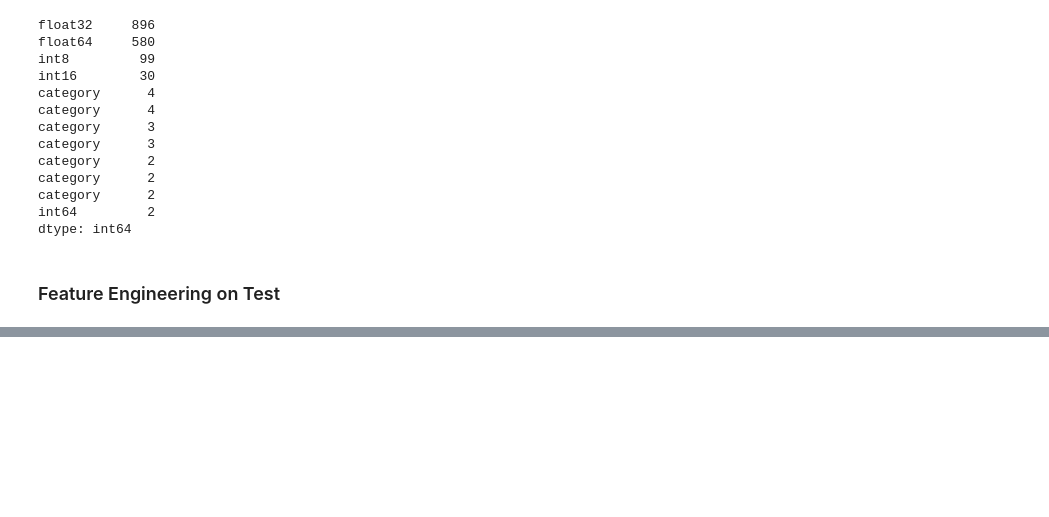
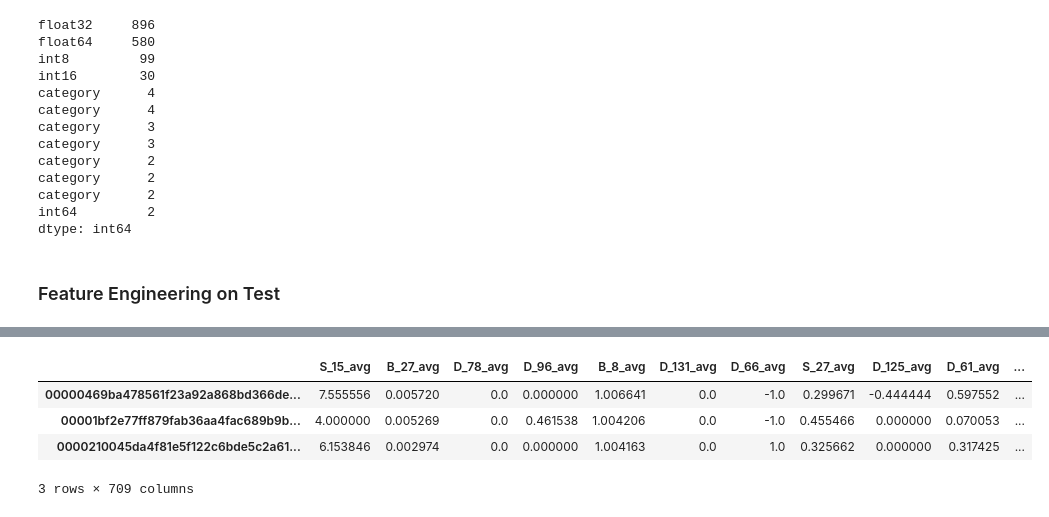
Before and after one commit to waikey-lee/kaggle-amex, a Jupyter notebook: notebooks/3.feature_engineering.ipynb, the cells around one changed output, grey strips where cells are left out. Saved outputs shown, nothing was run; the diff lists cells and outputs as text; code cells hidden in the pictures; blank space fills up the shorter version.

```diff
--- a/notebooks/3.feature_engineering.ipynb
+++ b/notebooks/3.feature_engineering.ipynb
@@ -278,0 +280,3 @@ train_agg.to_pickle(f"{PROCESSED_DATA_PATH}/train_agg_finer.pkl")
+# %%
+%%time
+test_agg = get_agg_df(raw_test)
@@ -278,0 +286,5 @@ train_agg.to_pickle(f"{PROCESSED_DATA_PATH}/train_agg_finer.pkl")
+# %%
+%%time
+test_agg["num_statements"] = (
+    raw_test.loc[raw_test["row_number"] == 1][["row_number", "row_number_inv"]].sum(axis=1) - 1
+).reset_index(drop=True).values
@@ -278,0 +294,8 @@ train_agg.to_pickle(f"{PROCESSED_DATA_PATH}/train_agg_finer.pkl")
+# %%
+test_agg.head(3)
+# %% [output]
+|  | S_15_avg | B_27_avg | D_78_avg | D_96_avg | B_8_avg | D_131_avg | D_66_avg | S_27_avg | D_125_avg | D_61_avg | ... |
+| 00000469ba478561f23a92a868bd366de... | 7.555556 | 0.005720 | 0.0 | 0.000000 | 1.006641 | 0.0 | -1.0 | 0.299671 | -0.444444 | 0.597552 | ... |
+| 00001bf2e77ff879fab36aa4fac689b9b... | 4.000000 | 0.005269 | 0.0 | 0.461538 | 1.004206 | 0.0 | -1.0 | 0.455466 | 0.000000 | 0.070053 | ... |
+| 0000210045da4f81e5f122c6bde5c2a61... | 6.153846 | 0.002974 | 0.0 | 0.000000 | 1.004163 | 0.0 | 1.0 | 0.325662 | 0.000000 | 0.317425 | ... |
+3 rows × 709 columns
```
Also changed, not shown: parts of 45 cells of this notebook.
